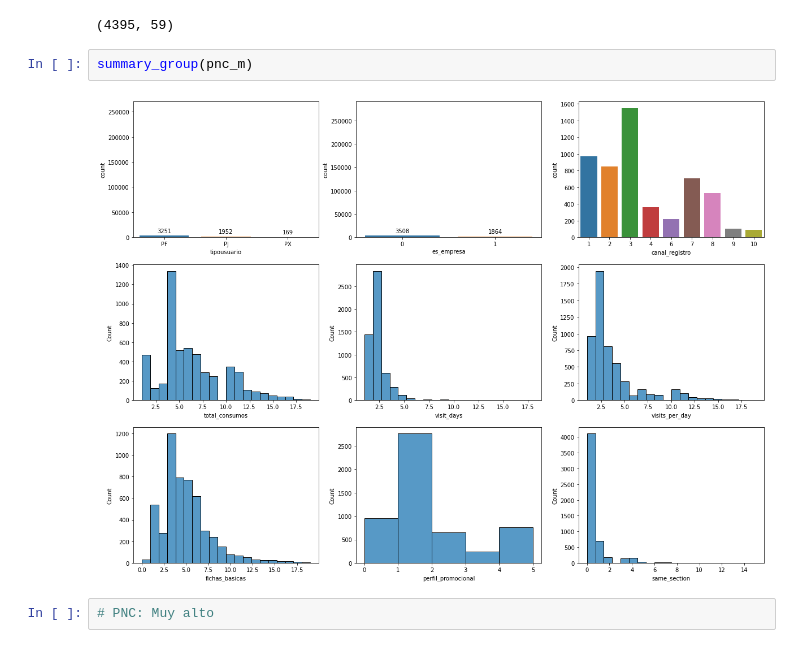
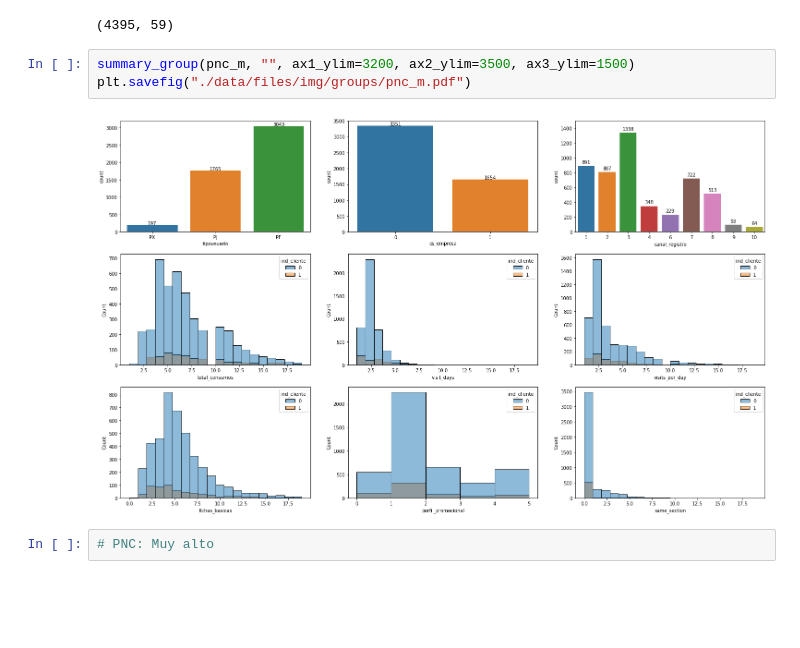
Before and after one commit to boschmateo/prediccion_ecommerce, a Jupyter notebook: 03 - Understanding the models.ipynb, the cells around one changed output. Drawn from its saved outputs; the diff is of its cells as text; blank space fills up the shorter version.

```diff
--- a/03 - Understanding the models.ipynb
+++ b/03 - Understanding the models.ipynb
@@ -91,10 +119,11 @@ pnc_b.shape
 pnc_m.shape
 # %% [output]
 (4395, 59)
-# %%
-summary_group(pnc_m)
-# %% [output]
-[figure, removed]
+# %%
+summary_group(pnc_m, "", ax1_ylim=3200, ax2_ylim=3500, ax3_ylim=1500)
+plt.savefig("./data/files/img/groups/pnc_m.pdf")
+# %% [output]
+[figure, added]
 # %%
 # PNC: Muy alto
 # %%
```
Also changed, not shown: parts of 15 cells of this notebook, 1 other file.
